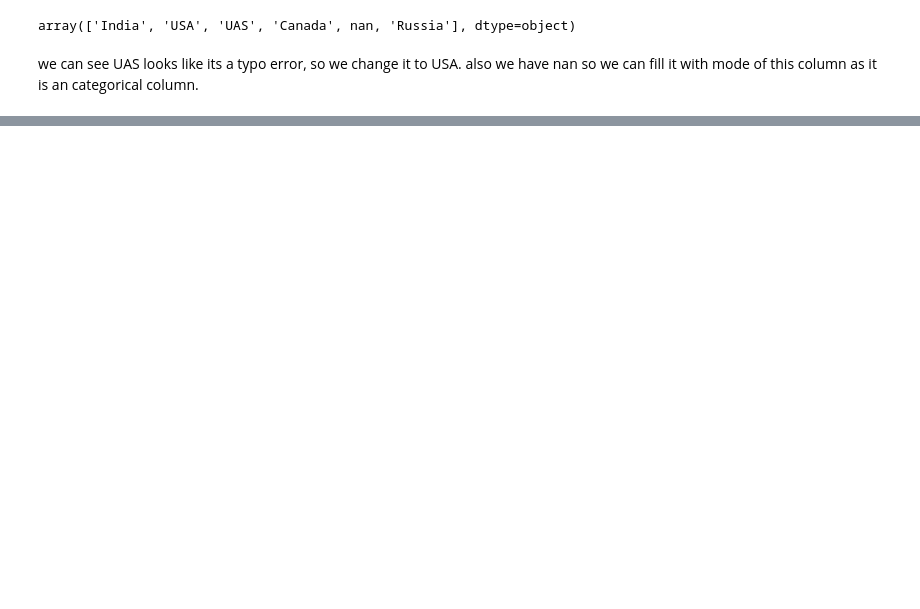
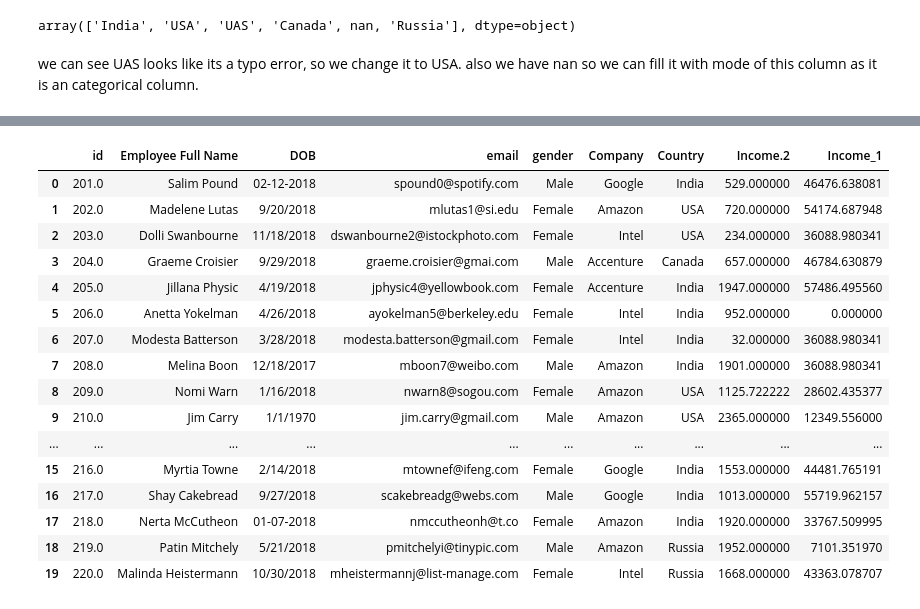
Before and after one commit to khush-k1/Datatrained_resivion, a Jupyter notebook: Machine_learning_revision_project.ipynb, the cells around one changed output, grey strips where cells are left out. Saved outputs shown, nothing was run; the diff lists cells and outputs as text; code cells hidden in the pictures; blank space fills up the shorter version.

```diff
--- a/Machine_learning_revision_project.ipynb
+++ b/Machine_learning_revision_project.ipynb
@@ -178,0 +280,24 @@ df
+# %%
+# let's fill Nan value for Income.2 column with its mean.
+
+df['Income.2'].fillna(value= df['Income.2'].mean(), inplace=True)
+
+df
+# %% [output]
+|  | id | Employee Full Name | DOB | email | gender | Company | Country | Income.2 | Income_1 |
+| 0 | 201.0 | Salim Pound | 02-12-2018 | spound0@spotify.com | Male | Google | India | 529.000000 | 46476.638081 |
+| 1 | 202.0 | Madelene Lutas | 9/20/2018 | mlutas1@si.edu | Female | Amazon | USA | 720.000000 | 54174.687948 |
+| 2 | 203.0 | Dolli Swanbourne | 11/18/2018 | dswanbourne2@istockphoto.com | Female | Intel | USA | 234.000000 | 36088.980341 |
+| 3 | 204.0 | Graeme Croisier | 9/29/2018 | graeme.croisier@gmai.com | Male | Accenture | Canada | 657.000000 | 46784.630879 |
+| 4 | 205.0 | Jillana Physic | 4/19/2018 | jphysic4@yellowbook.com | Female | Accenture | India | 1947.000000 | 57486.495560 |
+| 5 | 206.0 | Anetta Yokelman | 4/26/2018 | ayokelman5@berkeley.edu | Female | Intel | India | 952.000000 | 0.000000 |
+| 6 | 207.0 | Modesta Batterson | 3/28/2018 | modesta.batterson@gmail.com | Female | Intel | India | 32.000000 | 36088.980341 |
+| 7 | 208.0 | Melina Boon | 12/18/2017 | mboon7@weibo.com | Male | Amazon | India | 1901.000000 | 36088.980341 |
+| 8 | 209.0 | Nomi Warn | 1/16/2018 | nwarn8@sogou.com | Female | Amazon | USA | 1125.722222 | 28602.435377 |
+| 9 | 210.0 | Jim Carry | 1/1/1970 | jim.carry@gmail.com | Male | Amazon | USA | 2365.000000 | 12349.556000 |
+| ... | ... | ... | ... | ... | ... | ... | ... | ... | ... |
+| 15 | 216.0 | Myrtia Towne | 2/14/2018 | mtownef@ifeng.com | Female | Google | India | 1553.000000 | 44481.765191 |
+| 16 | 217.0 | Shay Cakebread | 9/27/2018 | scakebreadg@webs.com | Male | Google | India | 1013.000000 | 55719.962157 |
+| 17 | 218.0 | Nerta McCutheon | 01-07-2018 | nmccutheonh@t.co | Female | Amazon | India | 1920.000000 | 33767.509995 |
+| 18 | 219.0 | Patin Mitchely | 5/21/2018 | pmitchelyi@tinypic.com | Male | Amazon | Russia | 1952.000000 | 7101.351970 |
+| 19 | 220.0 | Malinda Heistermann | 10/30/2018 | mheistermannj@list-manage.com | Female | Intel | Russia | 1668.000000 | 43363.078707 |
```
Also changed, not shown: parts of 10 cells of this notebook.
